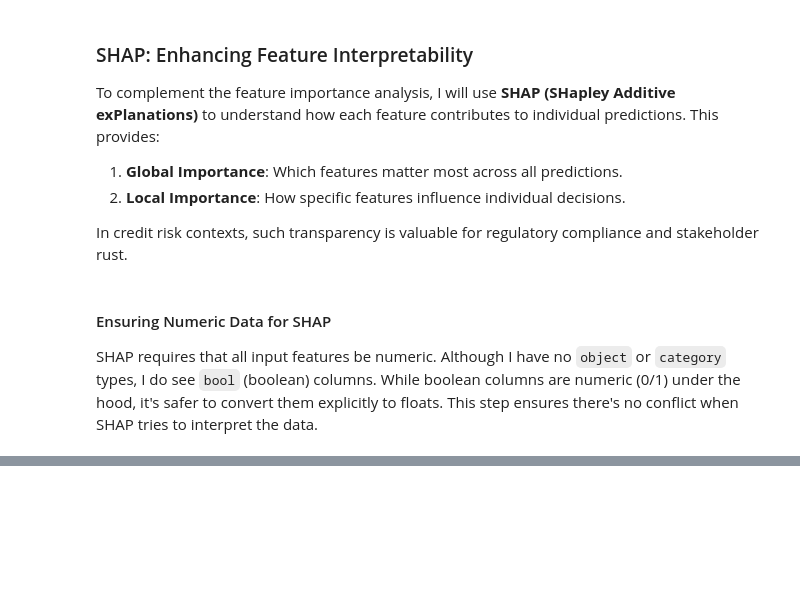
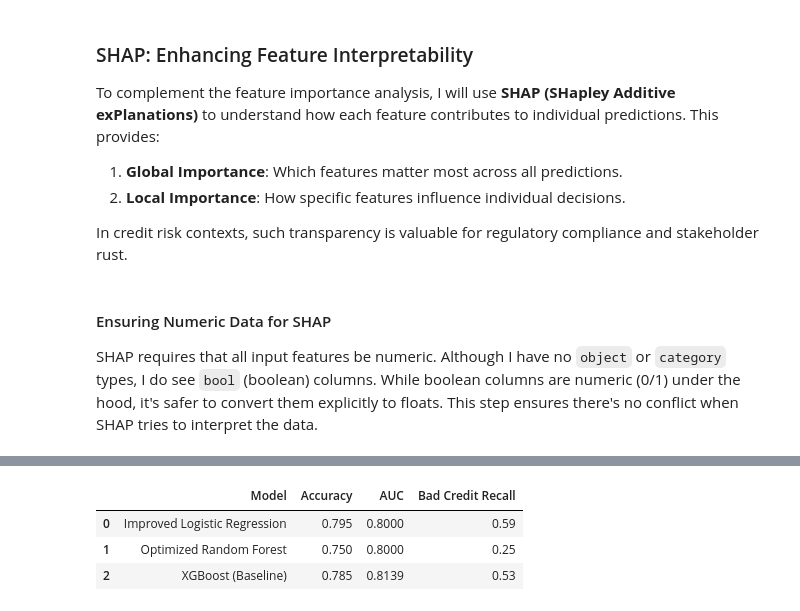
Before and after one commit to sebastian-gm/pd_predictive_modeling, a Jupyter notebook: notebooks/03_model_comparison_and_feature_importance.ipynb, the cells around one changed output, grey strips where cells are left out. Drawn from its saved outputs; the diff is of its cells as text; code cells hidden in the pictures; blank space fills up the shorter version.

Commit message:
Added final conclusion, comparative results table, and improved commentary.

```diff
--- a/notebooks/03_model_comparison_and_feature_importance.ipynb
+++ b/notebooks/03_model_comparison_and_feature_importance.ipynb
@@ -426,0 +310,15 @@ The SHAP summary plot below visualizes how each feature contributes to the predi
+# %%
+results = {
+    'Model': ['Improved Logistic Regression', 'Optimized Random Forest', 'XGBoost (Baseline)'],
+    'Accuracy': [0.795, 0.75, 0.785],
+    'AUC': [0.80, 0.80, 0.8139],
+    'Bad Credit Recall': [0.59, 0.25, 0.53]
+}
+
+results_df = pd.DataFrame(results)
+results_df
+# %% [output]
+|  | Model | Accuracy | AUC | Bad Credit Recall |
+| 0 | Improved Logistic Regression | 0.795 | 0.8000 | 0.59 |
+| 1 | Optimized Random Forest | 0.750 | 0.8000 | 0.25 |
+| 2 | XGBoost (Baseline) | 0.785 | 0.8139 | 0.53 |
```
Also changed, not shown: parts of 26 cells of this notebook.
